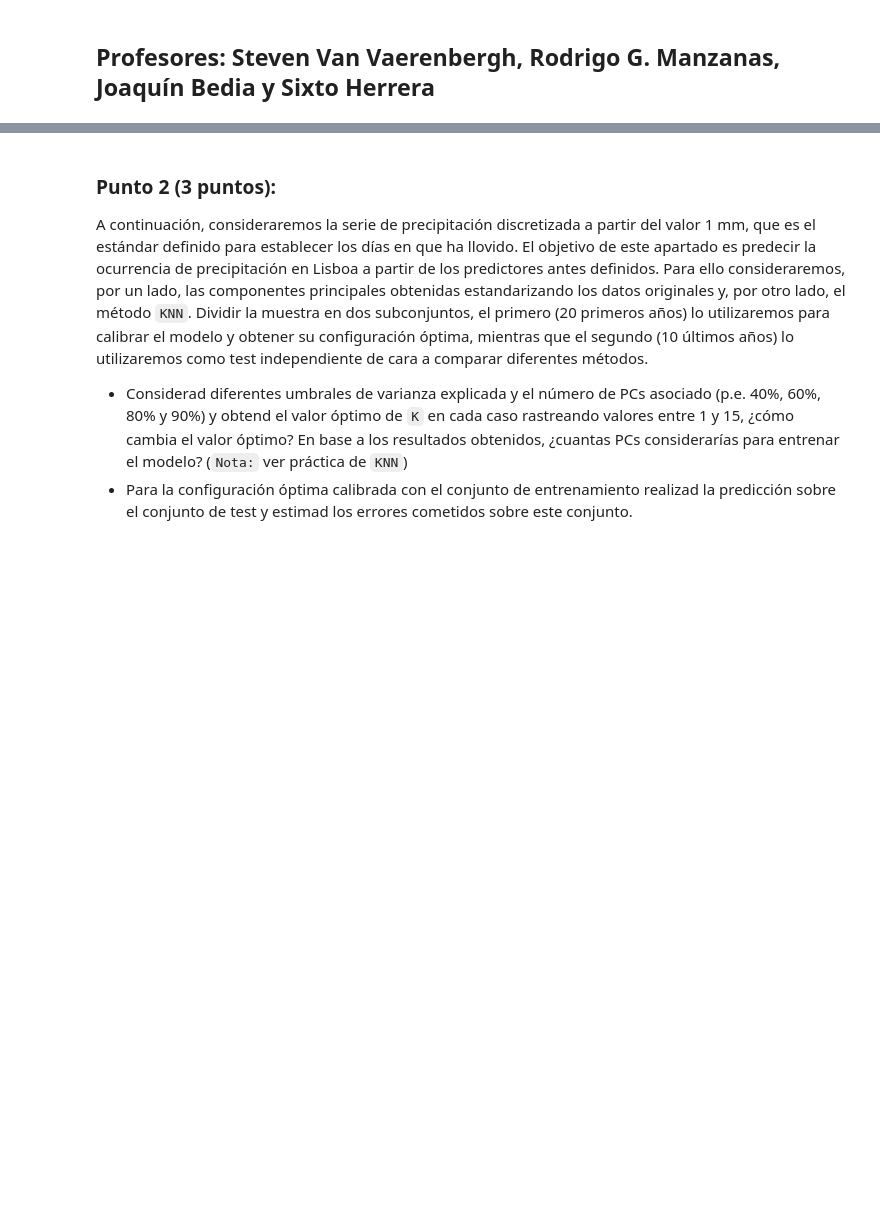
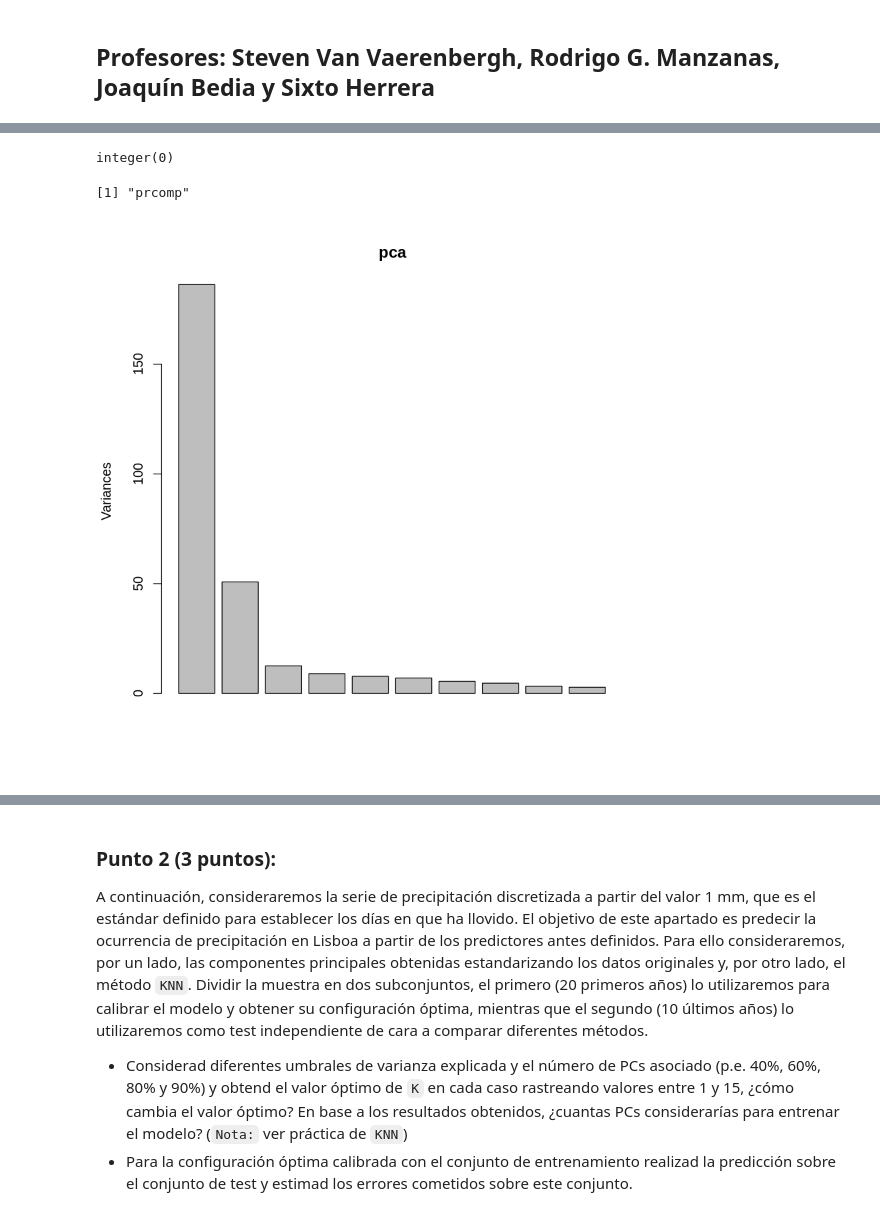
Before and after one commit to yerartdev/uc-m1966-datamining, a Jupyter notebook: d2/T02-m1966-clasificacion-reduccion-dimensionalidad.ipynb, the cells around one changed output, grey strips where cells are left out. Saved outputs shown, nothing was run; the diff lists cells and outputs as text; code cells hidden in the pictures; blank space fills up the shorter version.

```diff
--- a/d2/T02-m1966-clasificacion-reduccion-dimensionalidad.ipynb
+++ b/d2/T02-m1966-clasificacion-reduccion-dimensionalidad.ipynb
@@ -36,0 +342,26 @@ En primer lugar, considerar el dataset completo incluyendo tanto las variables p
+# %%
+#predictora
+Y <- meteo_dataset[,1]
+#explicativas
+X <- meteo_dataset[,-1]
+# %%
+#comprobar que no hay na
+which(is.na(X))
+which(is.na(Y))
+# %% [output]
+integer(0)
+# %%
+#estandarizado de predictoras
+X_s <- scale(X)
+# %%
+#aplico pca
+pca <- prcomp(X_s)
+# %%
+class(pca)
+# %% [output]
+[1] "prcomp"
+# %%
+#print(pca)
+plot(pca)
+# %% [output]
+[figure, added]
```
Also changed, not shown: parts of 44 cells of this notebook.
